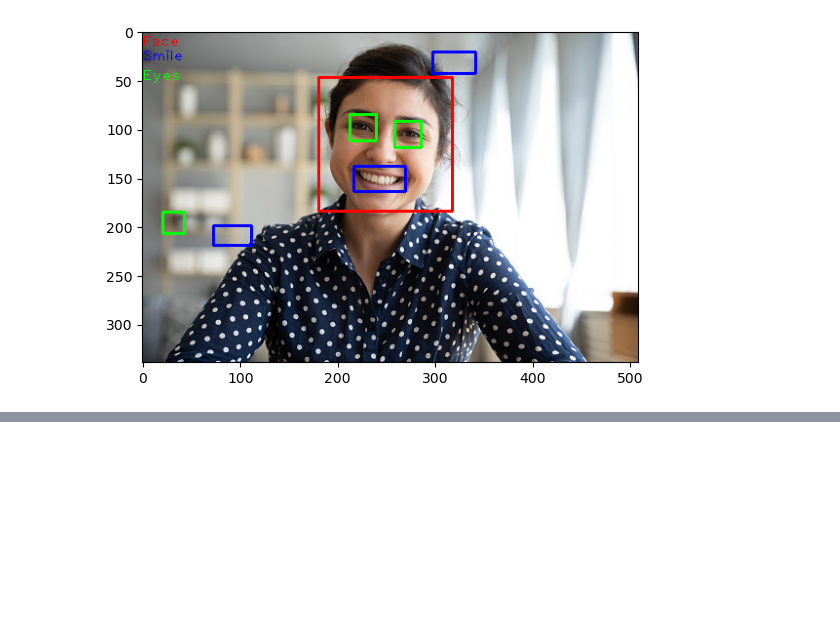
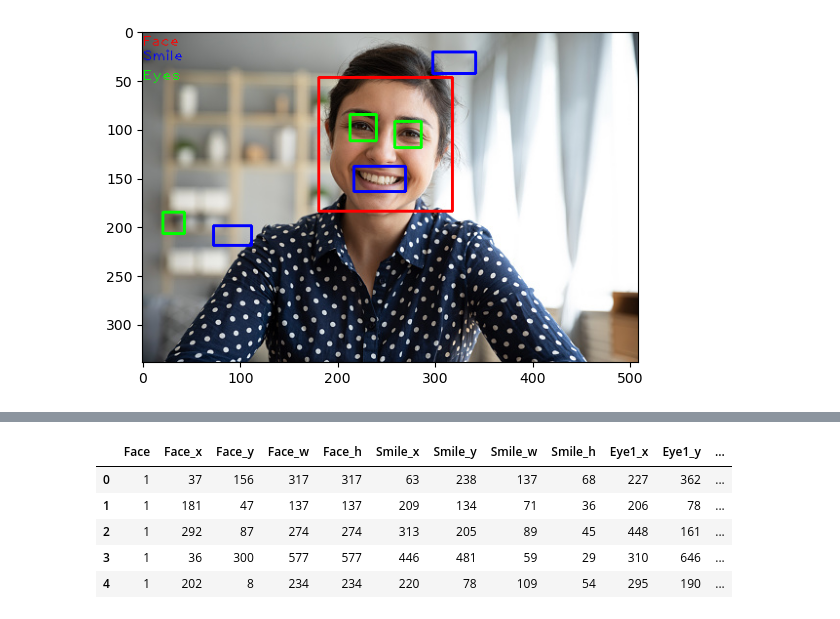
Before and after one commit to hbarnes163/bootcamp_y2_sum2, a Jupyter notebook: Summative2/facedetection.ipynb, the cells around one changed output, grey strips where cells are left out. Cells and saved outputs as stored; diff of their text form; code cells hidden in the pictures; blank space fills up the shorter version.

```diff
--- a/Summative2/facedetection.ipynb
+++ b/Summative2/facedetection.ipynb
@@ -133,0 +195,9 @@ facial_data
+# %%
+facial_data
+# %% [output]
+|  | Face | Face_x | Face_y | Face_w | Face_h | Smile_x | Smile_y | Smile_w | Smile_h | Eye1_x | Eye1_y | ... |
+| 0 | 1 | 37 | 156 | 317 | 317 | 63 | 238 | 137 | 68 | 227 | 362 | ... |
+| 1 | 1 | 181 | 47 | 137 | 137 | 209 | 134 | 71 | 36 | 206 | 78 | ... |
+| 2 | 1 | 292 | 87 | 274 | 274 | 313 | 205 | 89 | 45 | 448 | 161 | ... |
+| 3 | 1 | 36 | 300 | 577 | 577 | 446 | 481 | 59 | 29 | 310 | 646 | ... |
+| 4 | 1 | 202 | 8 | 234 | 234 | 220 | 78 | 109 | 54 | 295 | 190 | ... |
```
Also changed, not shown: parts of 9 cells of this notebook, 5 other files.
